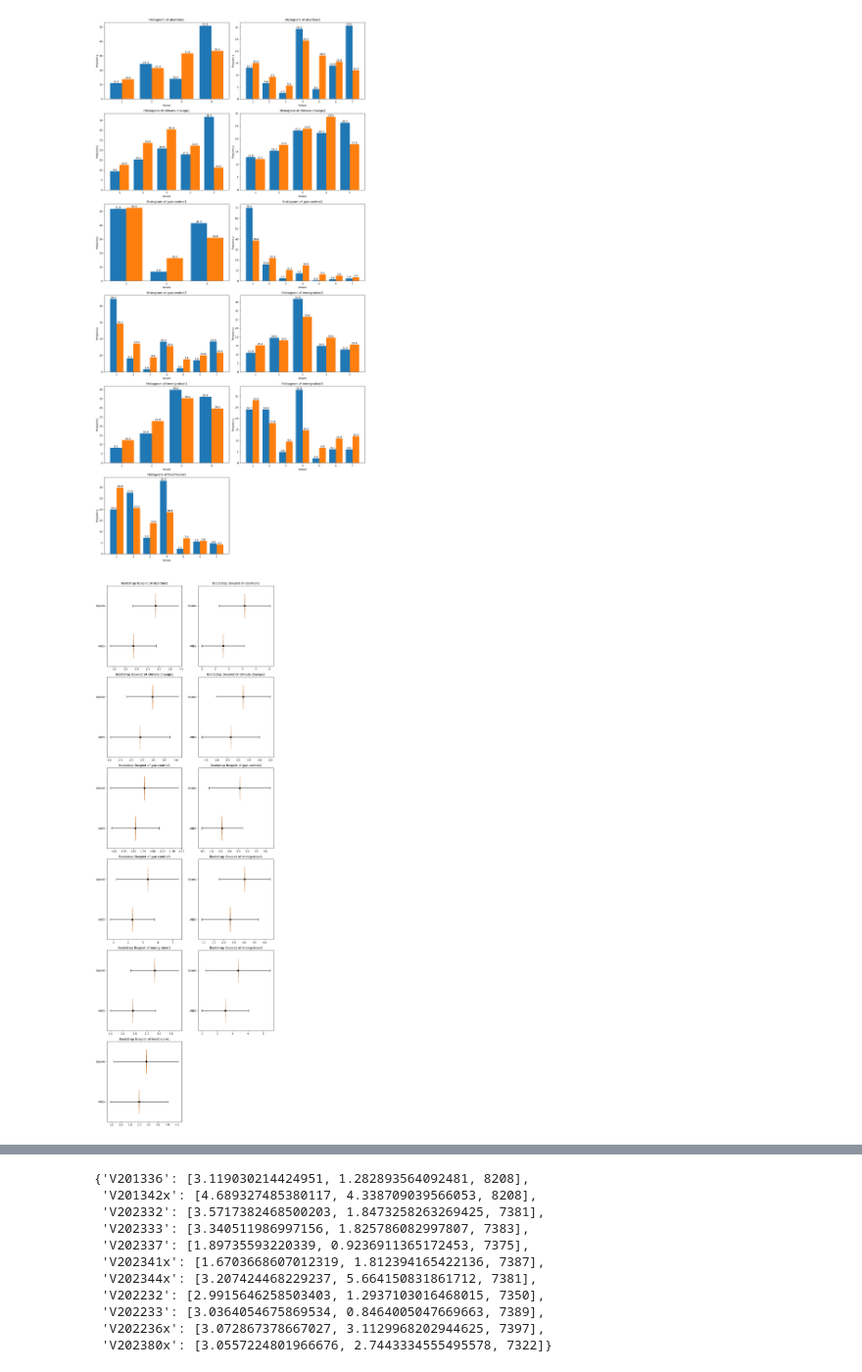
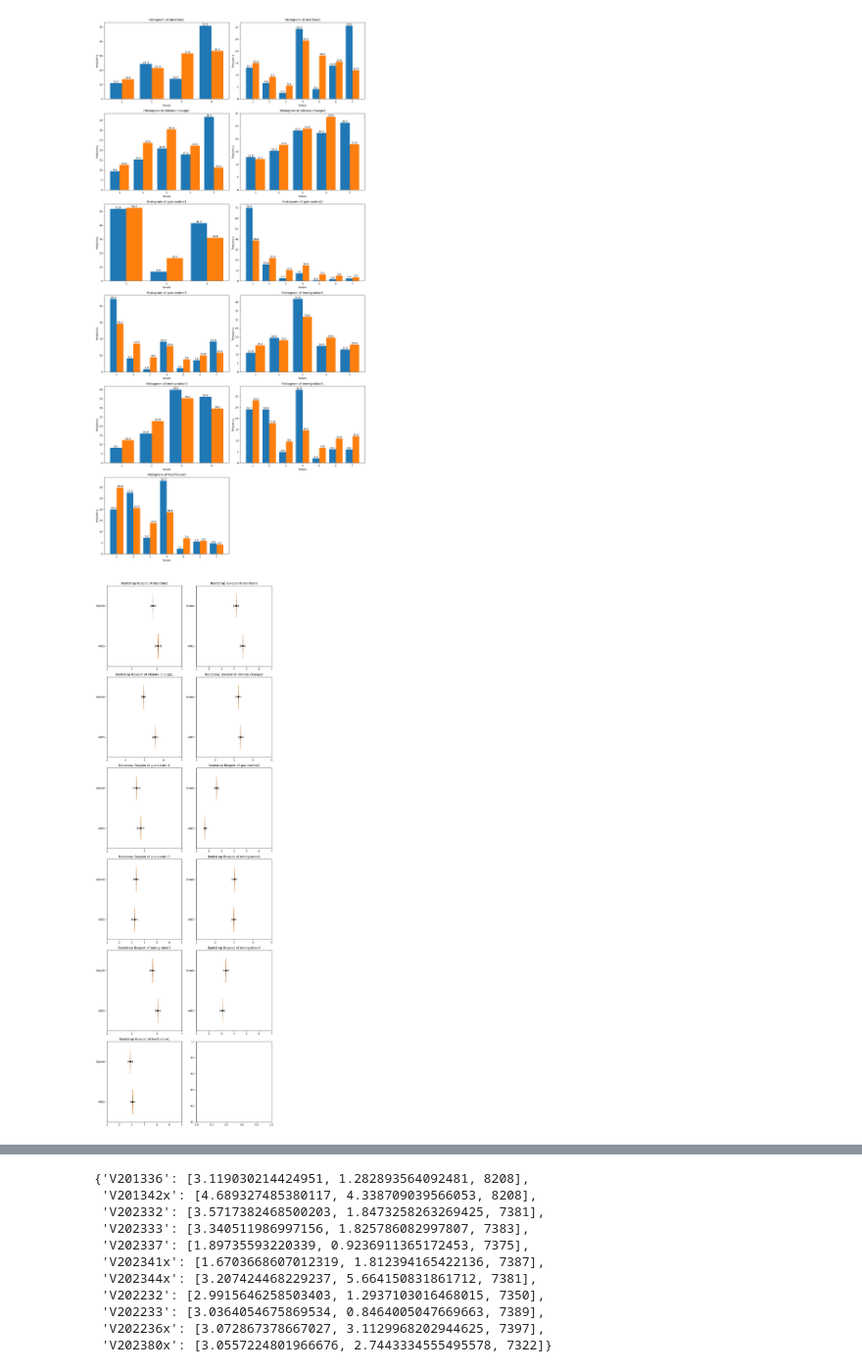
Before and after one commit to adrianruhe/SILLM-Project, a Jupyter notebook: evaluation.ipynb, the cells around one changed output, grey strips where cells are left out. Shown: that part at 98% size. Drawn from its saved outputs; the diff is of its cells as text; code cells hidden in the pictures.

```diff
--- a/evaluation.ipynb
+++ b/evaluation.ipynb
@@ -97,58 +91,55 @@ plt.tight_layout()
 plt.show()
 # %% [output]
 [figure]
+# %%
+def bootstrap(data, num_iterations=1000):
+    bootstrapped_means = []
+    total_samples = np.sum(data)
+    for _ in range(num_iterations):
+        bootstrap_sample = np.random.choice(np.arange(1, len(data) + 1), size=int(total_samples), replace=True, p=data/np.sum(data))
+        bootstrapped_means.append(np.mean(bootstrap_sample))
+
+    return bootstrapped_means
 # %%
-import numpy as np
-import math
-import matplotlib.pyplot as plt
-
-def bootstrap(data, num_iterations=1000):
-    bootstrapped_means = []
-    bootstrapped_stds = []
-    total_samples = np.sum(data)
-    for _ in range(num_iterations):
-        bootstrap_sample = np.random.choice(np.arange(1, len(data) + 1), size=int(total_samples), replace=True, p=data/np.sum(data))
-        bootstrapped_means.append(np.mean(bootstrap_sample))
-        bootstrapped_stds.append(np.std(bootstrap_sample))
-
-    return np.mean(bootstrapped_means), np.mean(bootstrapped_stds)
-
 num_plots = len(questcode_topic)
 num_cols = 2
 num_rows = math.ceil(num_plots / num_cols)  # Round up to the nearest integer
 fig, axs = plt.subplots(num_rows, num_cols, figsize=(10, 5*num_rows))
 
 for idx, (key, issue) in enumerate(questcode_topic.items()):
-    try:
+
+        #Extract Anes data results
         valid_ans = anes[anes[key] > 0]
-
-        # Calculate number of unique answers
-        num_answers = len(valid_ans[key].unique())
+        #num_answers = len(valid_ans[key].unique())
+        labels, counts = np.unique(valid_ans[key].to_numpy(), return_counts=True)
+        counts_anes = np.around((counts / np.sum(counts)) * 100, 1)
+        #Extract OpenAI data results
         counts_ai = np.array(list(openai_ans_zero[key][-1].values()))  # Ensure one-dimensional array
-        percentages = np.around((valid_ans[key].value_counts(normalize=True) * 100), 1).to_numpy()  # Ensure one-dimensional array
 
         # Perform bootstrap for OpenAI and ANES data
-        mean_ai, std_ai = bootstrap(counts_ai)
-        mean_anes, std_anes = bootstrap(percentages)
+        bootstrapped_means_anes = bootstrap(counts_anes)
+        bootstrapped_means_ai = bootstrap(counts_ai)
+
+        # Calculate mean and standard deviation
+        mean_anes = np.mean(bootstrapped_means_anes)
+        mean_ai = np.mean(bootstrapped_means_ai)
+
+        std_anes = np.std(bootstrapped_means_anes)
+        std_ai = np.std(bootstrapped_means_ai)
 
         row = idx // num_cols
         col = idx % num_cols
 
         # Plot boxplots with error bars for OpenAI and ANES
         axs[row, col].boxplot([[mean_anes], [mean_ai]], vert=False, positions=[0, 1], widths=0.6, patch_artist=True)
         axs[row, col].errorbar([mean_anes, mean_ai], [0, 1], xerr=[std_anes, std_ai], fmt='o', color='black', capsize=5)
         axs[row, col].set_yticks([0, 1])
         axs[row, col].set_yticklabels(['ANES', 'OpenAI'])
+
+        axs[row, col].set_xticks(np.arange(1, len(counts_anes) + 1))
         axs[row, col].set_title('Bootstrap Boxplot of {}'.format(issue))
-
-    except Exception as e:
-        print(f"Error in plotting {issue}: {e}")
-
-# Remove empty subplots
-for i in range(num_plots, num_rows*num_cols):
-    fig.delaxes(axs.flatten()[i])
 
 plt.tight_layout()
 plt.show()
 # %% [output]
-[figure, old version]
+[figure, new version]
```
Also changed, not shown: parts of 4 cells of this notebook, 1 other file.
